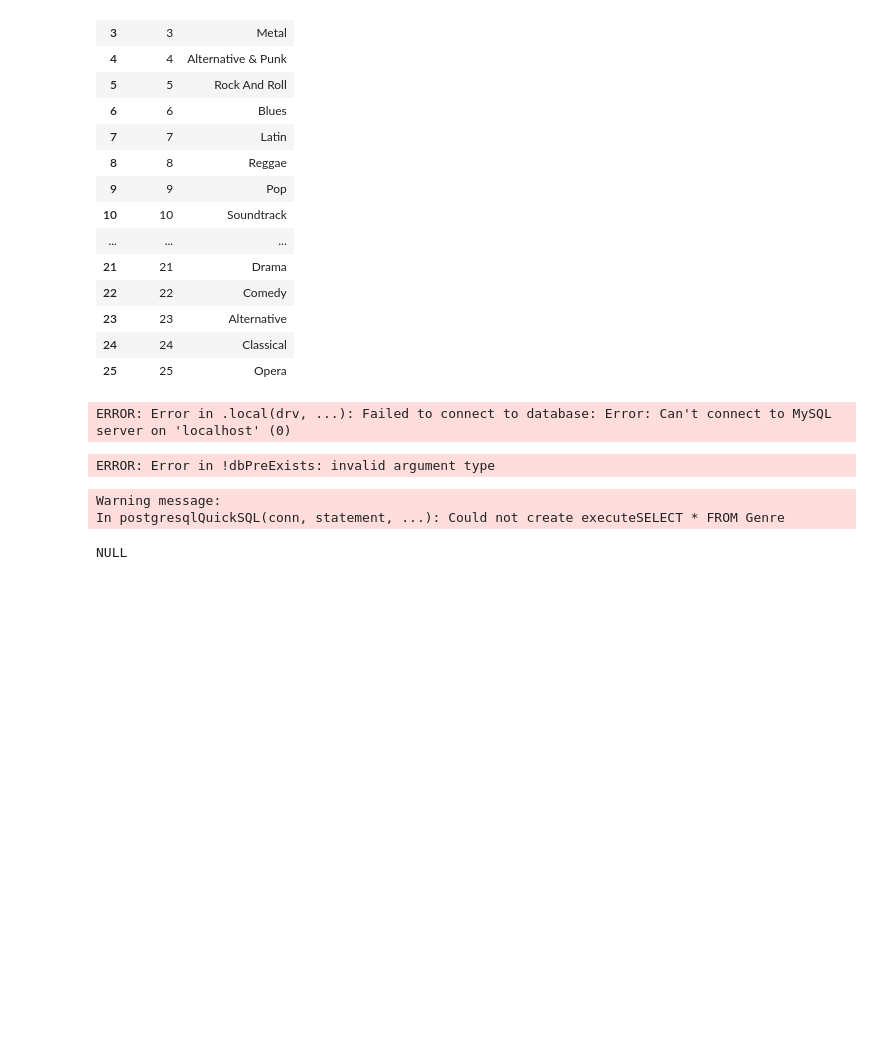
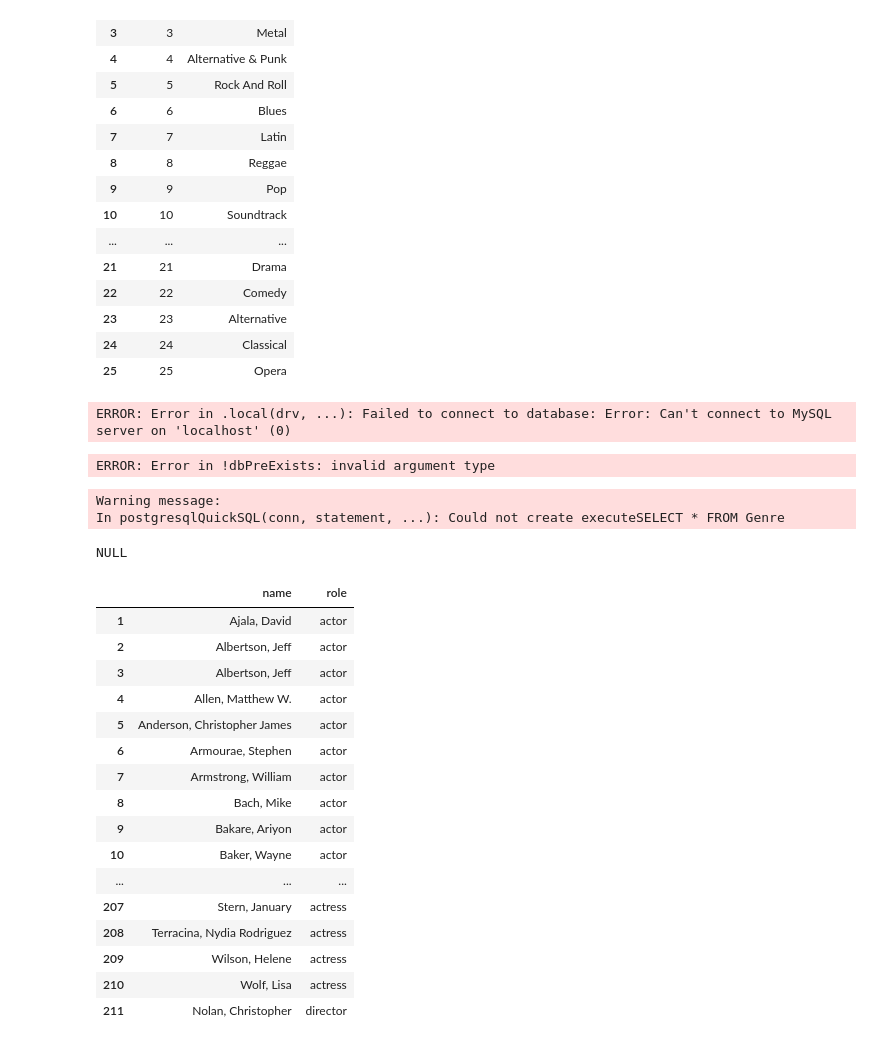
Before and after one commit to drbaguiar/iPythonNotebook, a Jupyter notebook: R - SQLDF.ipynb, the cells around one changed output. Saved outputs shown, nothing was run; the diff lists cells and outputs as text; code cells hidden in the pictures; blank space fills up the shorter version.

```diff
--- a/R - SQLDF.ipynb
+++ b/R - SQLDF.ipynb
@@ -312 +316,37 @@ NULL
+# %%
+# Open a connection
+con <- dbConnect(drv, dbname="imdb", host='192.168.1.91',user='postgres',password="")
+# %%
+## Submits a statement
+rs <- dbSendQuery(con, 'SELECT name, role
+FROM movies, cast_info, people, role_type
+WHERE movie_id = movies.id
+AND
+person_id = people.id
+AND
+role_id = role_type.id
+AND
+movies.title = \'The Dark Knight\';
+')
+
+## fetch all elements from the result set
+fetch(rs,n=-1)
+# %% [output]
+|  | name | role |
+| 1 | Ajala, David | actor |
+| 2 | Albertson, Jeff | actor |
+| 3 | Albertson, Jeff | actor |
+| 4 | Allen, Matthew W. | actor |
+| 5 | Anderson, Christopher James | actor |
+| 6 | Armourae, Stephen | actor |
+| 7 | Armstrong, William | actor |
+| 8 | Bach, Mike | actor |
+| 9 | Bakare, Ariyon | actor |
+| 10 | Baker, Wayne | actor |
+| ... | ... | ... |
+| 207 | Stern, January | actress |
+| 208 | Terracina, Nydia Rodriguez | actress |
+| 209 | Wilson, Helene | actress |
+| 210 | Wolf, Lisa | actress |
+| 211 | Nolan, Christopher | director |
 # %%
```
Also changed, not shown: parts of 2 cells of this notebook, 1 other file.
